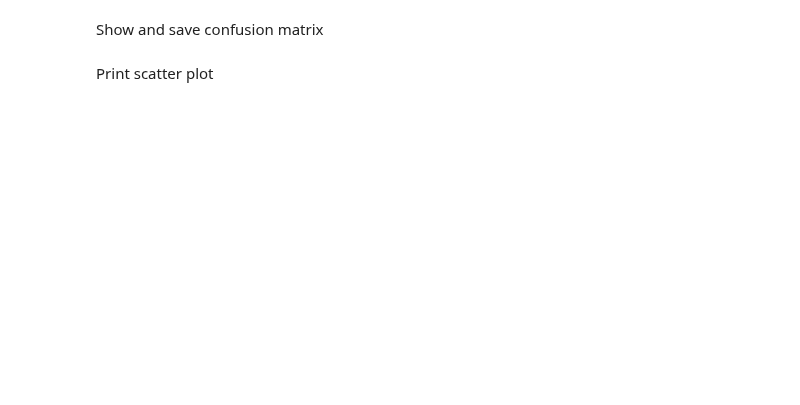
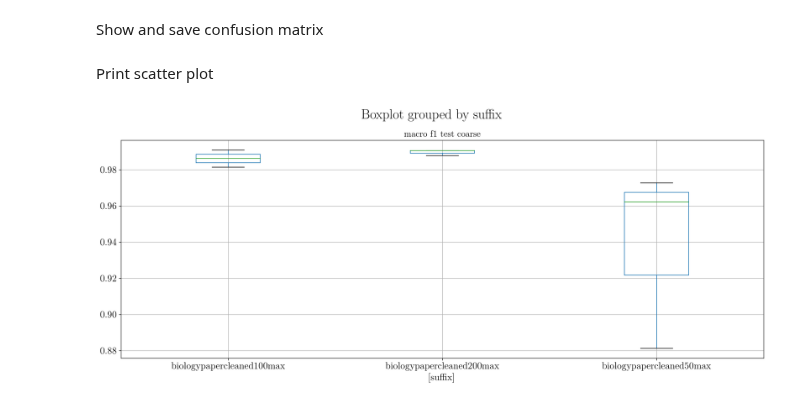
Before and after one commit to elhamod/HGNN, a Jupyter notebook: HGNN/analyse/Analyze experiments.ipynb, the cells around one changed output. Saved outputs shown, nothing was run; the diff lists cells and outputs as text; code cells hidden in the pictures; blank space fills up the shorter version.

```diff
--- a/HGNN/analyse/Analyze experiments.ipynb
+++ b/HGNN/analyse/Analyze experiments.ipynb
@@ -21,9 +21,9 @@ parameters
 # %%
 experimentsPath="/home/elhamod/HGNN/experiments/"
 dataPath="/data/BGNN_data"
-experimentName="biology_paper_dataset_differentModels_layers"
+experimentName="biology_paper_datasizes"
 
-generate_confusion_matrix = True
+generate_confusion_matrix = False
 
 cuda=7
 # %% [markdown]
@@ -62,8 +64,6 @@ with tqdm(total=number_of_experiments, desc="experiment") as bar:
         train_loader, validation_loader, test_loader = datasetManager.getLoaders()
         fineList = train_loader.dataset.csv_processor.getFineList()
         coarseList = train_loader.dataset.csv_processor.getCoarseList()
-        ordered_fineList_indices = sorted(range(len(fineList)), key=lambda k: fineList[k])
-        ordered_coarseList_indices = sorted(range(len(coarseList)), key=lambda k: coarseList[k])
         architecture = {
             "fine": len(fineList),
             "coarse" : len(coarseList)
@@ -84,14 +84,14 @@ with tqdm(total=number_of_experiments, desc="experiment") as bar:
 
                 # Update trial outcomes for statistics
                 predlist, lbllist = CNN.getLoaderPredictions(test_loader, model, experiment_params)
-                ts.addTrialPredictions(experiment_params, predlist, lbllist, ordered_fineList_indices)
+                ts.addTrialPredictions(experiment_params, predlist, lbllist, range(len(fineList)))
                 micro_f1 = f1_score(lbllist.cpu(), predlist.cpu(), average='macro')
 
                 predlist, lbllist = CNN.getLoaderPredictionProbabilities(test_loader, model, experiment_params)
                 topk = CNN.top_k_acc(predlist, lbllist, topk=(3,5))
 
                 predlist, lbllist = CNN.getLoaderPredictions(test_loader, model, experiment_params, 'coarse')
-                ts_coarse.addTrialPredictions(experiment_params, predlist, lbllist, ordered_coarseList_indices)
+                ts_coarse.addTrialPredictions(experiment_params, predlist, lbllist, range(len(coarseList)))
                 micro_f1_coarse = f1_score(lbllist.cpu(), predlist.cpu(), average='macro')
 
                 predlist, lbllist = CNN.getLoaderPredictions(validation_loader, model, experiment_params)
@@ -141,3 +189,6 @@ ts.trialScatter('macro f1 validation fine', 'macro f1 test fine', 'link_layer',
 # %%
 # ts.df = ts.df.rename(columns={"link_layer": "linkLayer"})
-# ts.df.boxplot(column=['time'], by=['linkLayer'], figsize=(16, 7))
+# ts.df.boxplot(column=['macro f1 test fine'], by=['suffix'], figsize=(16, 7))
+ts.pandasBoxplot(['macro f1 test coarse'], ['suffix'])
+# %% [output]
+[figure, added]
```
Also changed, not shown: parts of 9 cells of this notebook, 4 other files.
